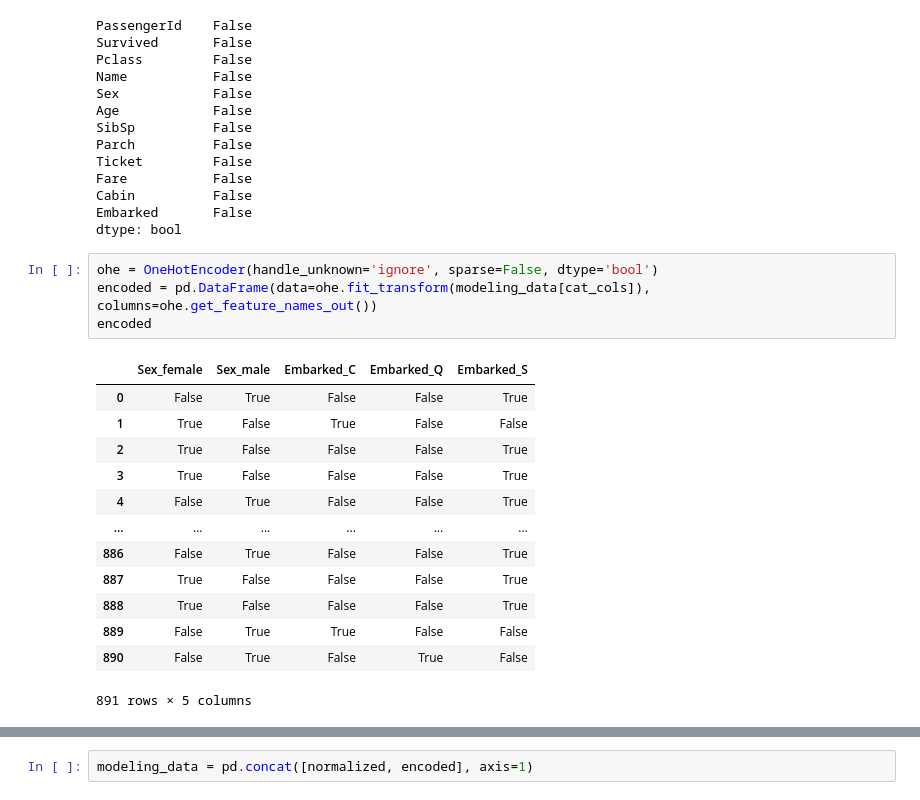
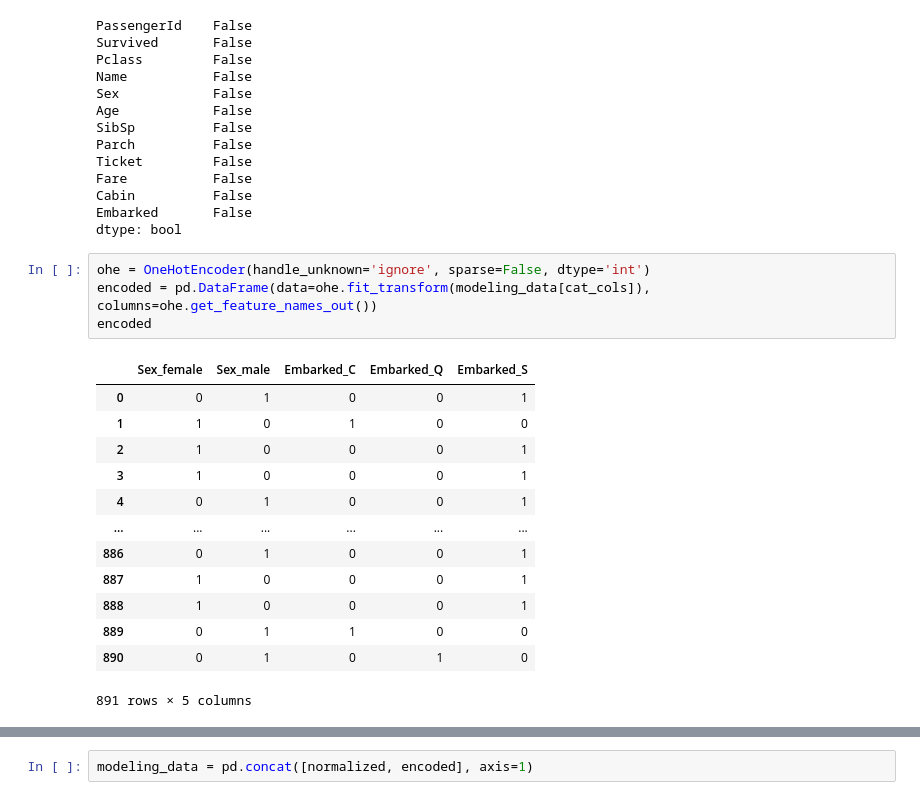
Before and after one commit to mattgpaul/Titanic, a Jupyter notebook: titanic.ipynb, the cells around one changed output, grey strips where cells are left out. Saved outputs shown, nothing was run; the diff lists cells and outputs as text.

```diff
--- a/titanic.ipynb
+++ b/titanic.ipynb
@@ -136,21 +137,21 @@ Cabin          False
 Embarked       False
 dtype: bool
 # %%
-ohe = OneHotEncoder(handle_unknown='ignore', sparse=False, dtype='bool')
+ohe = OneHotEncoder(handle_unknown='ignore', sparse=False, dtype='int')
 encoded = pd.DataFrame(data=ohe.fit_transform(modeling_data[cat_cols]), columns=ohe.get_feature_names_out())
 encoded
 # %% [output]
 |  | Sex_female | Sex_male | Embarked_C | Embarked_Q | Embarked_S |
-| 0 | False | True | False | False | True |
-| 1 | True | False | True | False | False |
-| 2 | True | False | False | False | True |
-| 3 | True | False | False | False | True |
-| 4 | False | True | False | False | True |
+| 0 | 0 | 1 | 0 | 0 | 1 |
+| 1 | 1 | 0 | 1 | 0 | 0 |
+| 2 | 1 | 0 | 0 | 0 | 1 |
+| 3 | 1 | 0 | 0 | 0 | 1 |
+| 4 | 0 | 1 | 0 | 0 | 1 |
 | ... | ... | ... | ... | ... | ... |
-| 886 | False | True | False | False | True |
-| 887 | True | False | False | False | True |
-| 888 | True | False | False | False | True |
-| 889 | False | True | True | False | False |
-| 890 | False | True | False | True | False |
+| 886 | 0 | 1 | 0 | 0 | 1 |
+| 887 | 1 | 0 | 0 | 0 | 1 |
+| 888 | 1 | 0 | 0 | 0 | 1 |
+| 889 | 0 | 1 | 1 | 0 | 0 |
+| 890 | 0 | 1 | 0 | 1 | 0 |
 891 rows × 5 columns
 # %%
```
Also changed, not shown: parts of 4 cells of this notebook.
